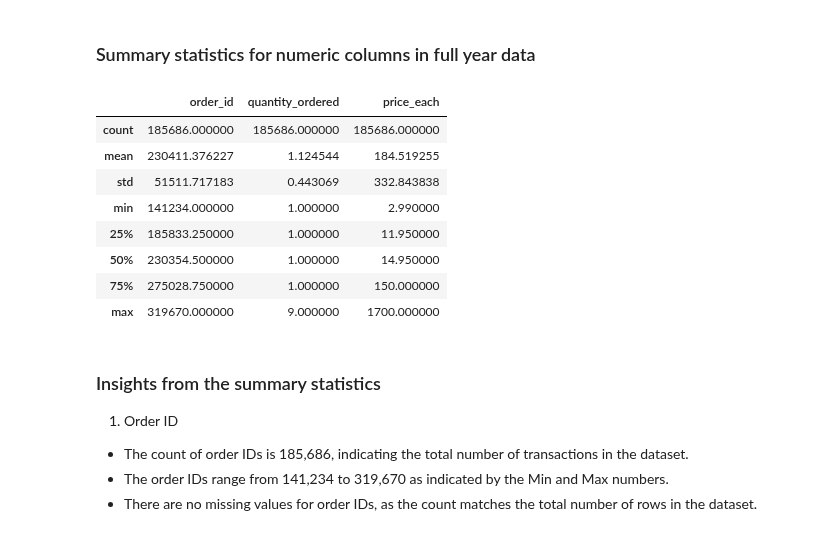
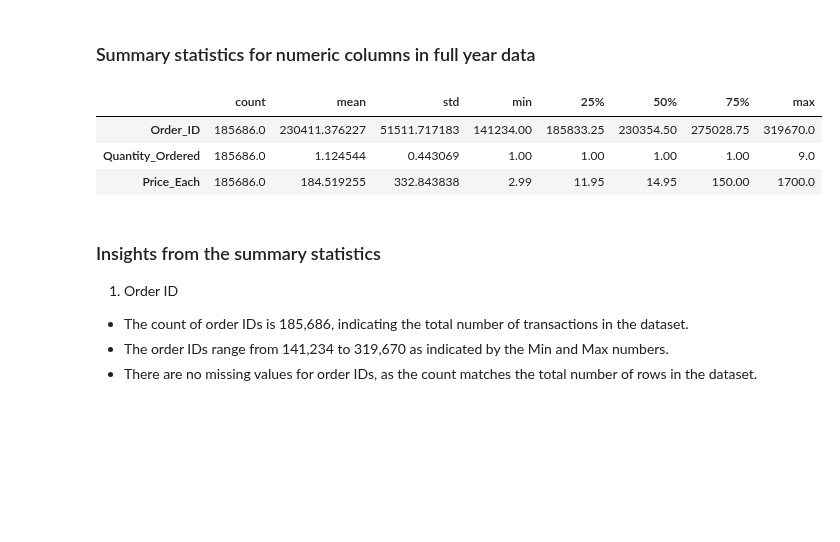
Before and after one commit to pk-aduyaw/Sales-Analysis-with-Power-BI, a Jupyter notebook: Notebook/sales_analysis.ipynb, the cells around one changed output. Saved outputs shown, nothing was run; the diff lists cells and outputs as text; code cells hidden in the pictures; blank space fills up the shorter version.

```diff
--- a/Notebook/sales_analysis.ipynb
+++ b/Notebook/sales_analysis.ipynb
@@ -541,11 +532,11 @@ fully_year_data.duplicated().sum()
 # %% [output]
 264
 # %%
-# Drop duplicate rows
-fully_year_data = fully_year_data.drop_duplicates()
+# Drop duplicate rows but keep first occurence
+full_year_data = full_year_data.drop_duplicates(keep='first')
 
 # Verify that duplicates are removed
-fully_year_data.duplicated().sum()
+full_year_data.duplicated().sum()
 # %% [output]
 0
 # %%
@@ -580,0 +567,4 @@ Unique values in purchase_address: ['944 Walnut St, Boston, MA 02215' '185 Maple
+# %%
+# Split the value in the Purchase Address into Street Address, City, and State/ZIP Code
+full_year_data[['Street_Address', 'City','State/ZIP_Code']] = full_year_data['Purchase_Address'].astype('str').str.split(',', expand=True)
+full_year_data.head()
@@ -581,24 +578,21 @@ Unique values in purchase_address: ['944 Walnut St, Boston, MA 02215' '185 Maple
+# %%
+full_year_data[['State', 'ZIP_Code']] = full_year_data['State/ZIP_Code'].astype('str').str.split(' ', expand=True)
+# %%
+# Drop Purchase Address and State/ZIP_Code columns
+full_year_data.drop(['Purchase_Address', 'State/ZIP_Code'],axis=1, inplace=True)
 # %% [markdown]
 ### Summary statistics for numeric columns in full year data
 # %%
 # Select only numerical columns
-numerical_columns = fully_year_data.select_dtypes(include=['number'])
+numerical_columns = full_year_data.select_dtypes(include=['number'])
 
 # Generate summary statistics for numerical columns
-numerical_statistics = numerical_columns.describe()
-
-# Print the summary statistics
-numerical_statistics
+numerical_columns.describe().T
 # %% [output]
-|  | order_id | quantity_ordered | price_each |
-| count | 185686.000000 | 185686.000000 | 185686.000000 |
-| mean | 230411.376227 | 1.124544 | 184.519255 |
-| std | 51511.717183 | 0.443069 | 332.843838 |
-| min | 141234.000000 | 1.000000 | 2.990000 |
-| 25% | 185833.250000 | 1.000000 | 11.950000 |
-| 50% | 230354.500000 | 1.000000 | 14.950000 |
-| 75% | 275028.750000 | 1.000000 | 150.000000 |
-| max | 319670.000000 | 9.000000 | 1700.000000 |
+|  | count | mean | std | min | 25% | 50% | 75% | max |
+| Order_ID | 185686.0 | 230411.376227 | 51511.717183 | 141234.00 | 185833.25 | 230354.50 | 275028.75 | 319670.0 |
+| Quantity_Ordered | 185686.0 | 1.124544 | 0.443069 | 1.00 | 1.00 | 1.00 | 1.00 | 9.0 |
+| Price_Each | 185686.0 | 184.519255 | 332.843838 | 2.99 | 11.95 | 14.95 | 150.00 | 1700.0 |
 # %% [markdown]
 ### Insights from the summary statistics
 
```
Also changed, not shown: parts of 65 cells of this notebook, 7 other files.
